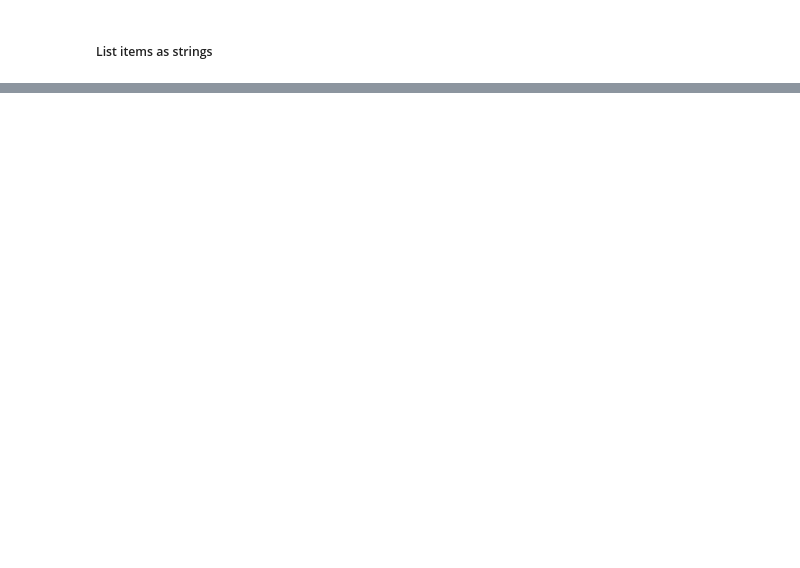
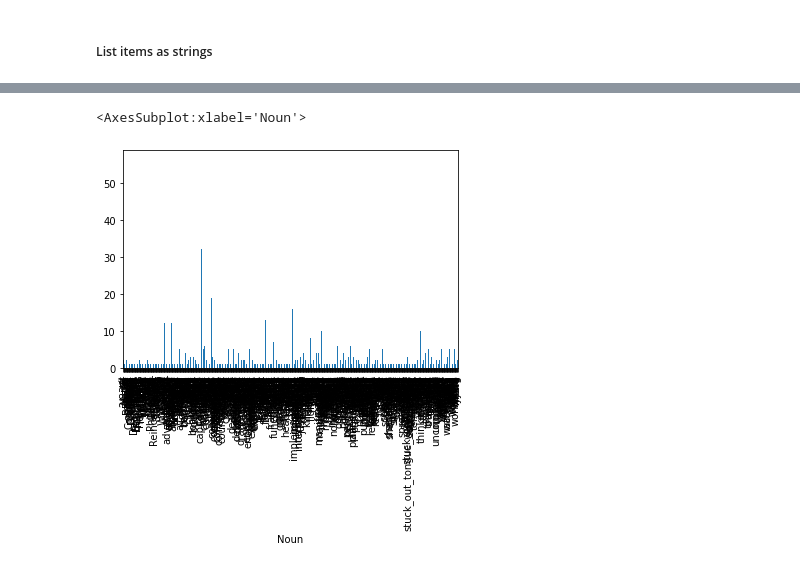
Before and after one commit to Awinn38/Personal-Projects, a Jupyter notebook: MindStand/WordSentiment.ipynb, the cells around one changed output, grey strips where cells are left out. Cells and saved outputs as stored; diff of their text form; code cells hidden in the pictures; blank space fills up the shorter version.

```diff
--- a/MindStand/WordSentiment.ipynb
+++ b/MindStand/WordSentiment.ipynb
@@ -169,23 +177,15 @@ meme['Sentence'] = meme['Sentence'].str.strip()
 # %%
-meme['Sentence'] = meme.loc[meme['Sentence'].str.contains(r'https')==False]
-meme = meme.loc[meme['Sentence'].str.contains(r'@')==False]
-meme = meme.loc[meme['Sentence'].str.contains(r'::')==False]
-meme = meme.loc[meme['Sentence'].str.contains(r'\\')==False]
-meme = meme.loc[meme['Sentence'].str.contains(r'\+')==False]
-# meme = meme.dropna(subset = ["Sentence"],inplace=True)
-# print(len(wordDataFrame))
-# print(len(meme))
-# for index, row in meme.iterrows():
-#     if row.any() == 'NaN':
-#         meme.drop(index,inplace=True)
-# print(len(meme['Sentence']))
-# print(len(meme['Noun']))
-meme.dropna(inplace=True)
-meme['Sentence'].replace('',np.nan,inplace=True)
-meme.dropna(subset=['Sentence'],inplace=True)
+WordSentimentDataFrame['Sentence'] = WordSentimentDataFrame.loc[WordSentimentDataFrame['Sentence'].str.contains(r'https')==False]
+WordSentimentDataFrame = WordSentimentDataFrame.loc[WordSentimentDataFrame['Sentence'].str.contains(r'@')==False]
+WordSentimentDataFrame = WordSentimentDataFrame.loc[WordSentimentDataFrame['Sentence'].str.contains(r'::')==False]
+WordSentimentDataFrame = WordSentimentDataFrame.loc[WordSentimentDataFrame['Sentence'].str.contains(r'\\')==False]
+WordSentimentDataFrame = WordSentimentDataFrame.loc[WordSentimentDataFrame['Sentence'].str.contains(r'\+')==False]
+WordSentimentDataFrame.dropna(inplace=True)
+WordSentimentDataFrame['Sentence'].replace('',np.nan,inplace=True)
+WordSentimentDataFrame.dropna(subset=['Sentence'],inplace=True)
 print(len(wordDataFrame))
-print(len(meme))
-meme.drop_duplicates(subset=["Sentence"],inplace=True)
-meme
+print(len(WordSentimentDataFrame))
+WordSentimentDataFrame.drop_duplicates(subset=["Sentence"],inplace=True)
+WordSentimentDataFrame
 # %% [output]
 305151
@@ -236,0 +206,4 @@ wordDataFrame['Sentence'].value_counts()
+# %%
+WordSentimentDataFrame.Verb=WordSentimentDataFrame.Verb.apply(lambda y: np.nan if len(y)==0 else y)
+WordSentimentDataFrame.Adjective=WordSentimentDataFrame.Adjective.apply(lambda y: np.nan if len(y)==0 else y)
+WordSentimentDataFrame.Noun=WordSentimentDataFrame.Noun.apply(lambda y: np.nan if len(y)==0 else y)
@@ -236,0 +226,6 @@ wordDataFrame['Sentence'].value_counts()
+# %%
+analyzer = SentimentIntensityAnalyzer()
+WordSentimentDataFrame['compound'] = [analyzer.polarity_scores(x)['compound'] for x in WordSentimentDataFrame["Sentence"]]
+WordSentimentDataFrame['neg'] = [analyzer.polarity_scores(x)['neg'] for x in WordSentimentDataFrame["Sentence"]]
+WordSentimentDataFrame['neu'] = [analyzer.polarity_scores(x)['neu'] for x in WordSentimentDataFrame["Sentence"]]
+WordSentimentDataFrame['pos'] = [analyzer.polarity_scores(x)['pos'] for x in WordSentimentDataFrame["Sentence"]]
@@ -236,0 +248,5 @@ wordDataFrame['Sentence'].value_counts()
+# %%
+WordSentimentDataFrame.explode('Noun').groupby('Noun').size().plot(kind='bar')
+# %% [output]
+<AxesSubplot:xlabel='Noun'>
+[figure, added]
```
Also changed, not shown: parts of 13 cells of this notebook, 4 other files.
